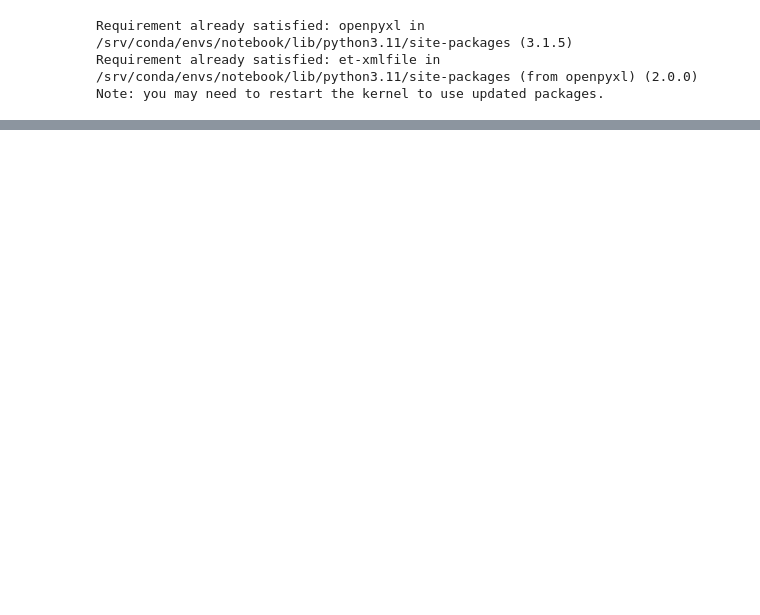
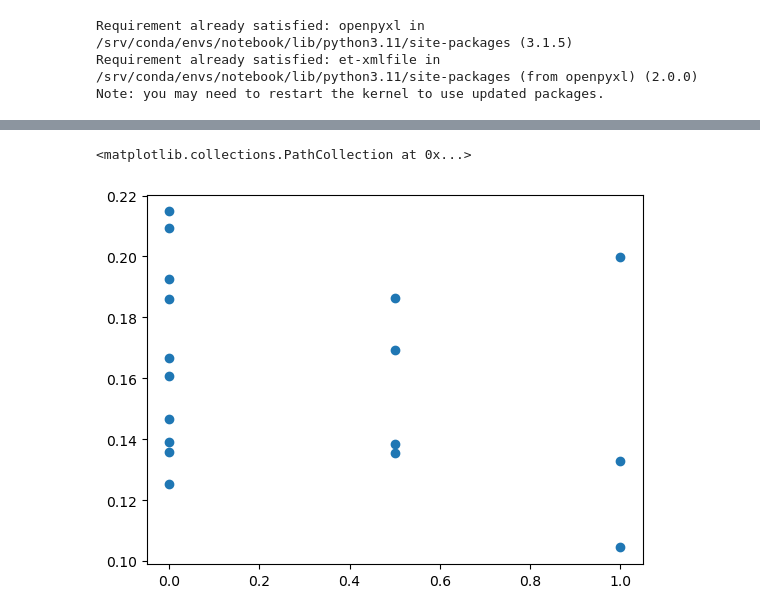
Before and after one commit to ricardjocelyn/high-dimensionality-prediction, a Jupyter notebook: SVMRandomForest.ipynb, the cells around one changed output, grey strips where cells are left out. Drawn from its saved outputs; the diff is of its cells as text; code cells hidden in the pictures; blank space fills up the shorter version.

```diff
--- a/SVMRandomForest.ipynb
+++ b/SVMRandomForest.ipynb
@@ -71,6 +108,9 @@ print("Support Vector Regression MMSE Accuracy: ", MMRE_SVR_acc)
 # %%
 #Create the SVC to predict CDR
-CDR_SVR, CDR_SVR_predict, CDR_SVR_acc = runSVM(xTrain, CDR_Train, xTest, CDR_Test, 'linear', False)
-print("Support Vector Regression MMSE Accuracy: ", CDR_SVR_acc)
+CDR_SVR, CDR_SVR_predict= runSVM(xTrain, CDR_Train, xTest, CDR_Test, 'linear', False)
+plt.scatter(CDR_Test, CDR_SVR_predict)
+# %% [output]
+<matplotlib.collections.PathCollection at 0x...>
+[figure, added]
 # %%
 #Create the RF to predict MMSE
```
Also changed, not shown: parts of 10 cells of this notebook.
